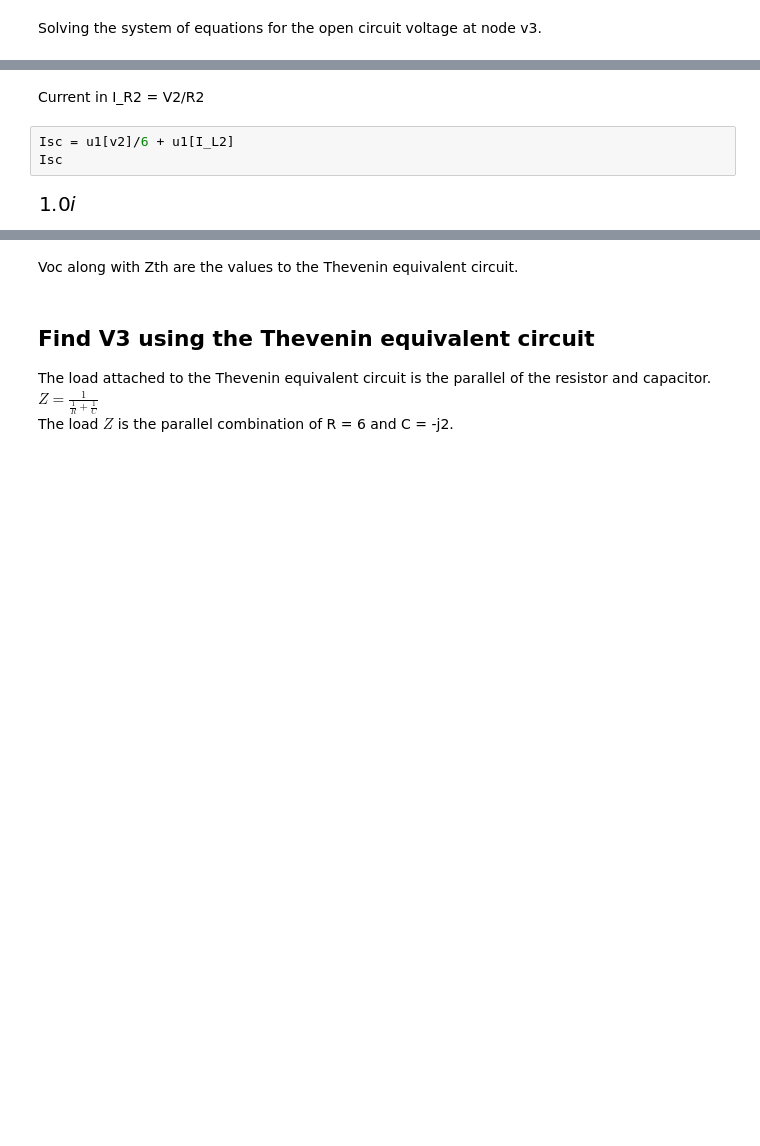
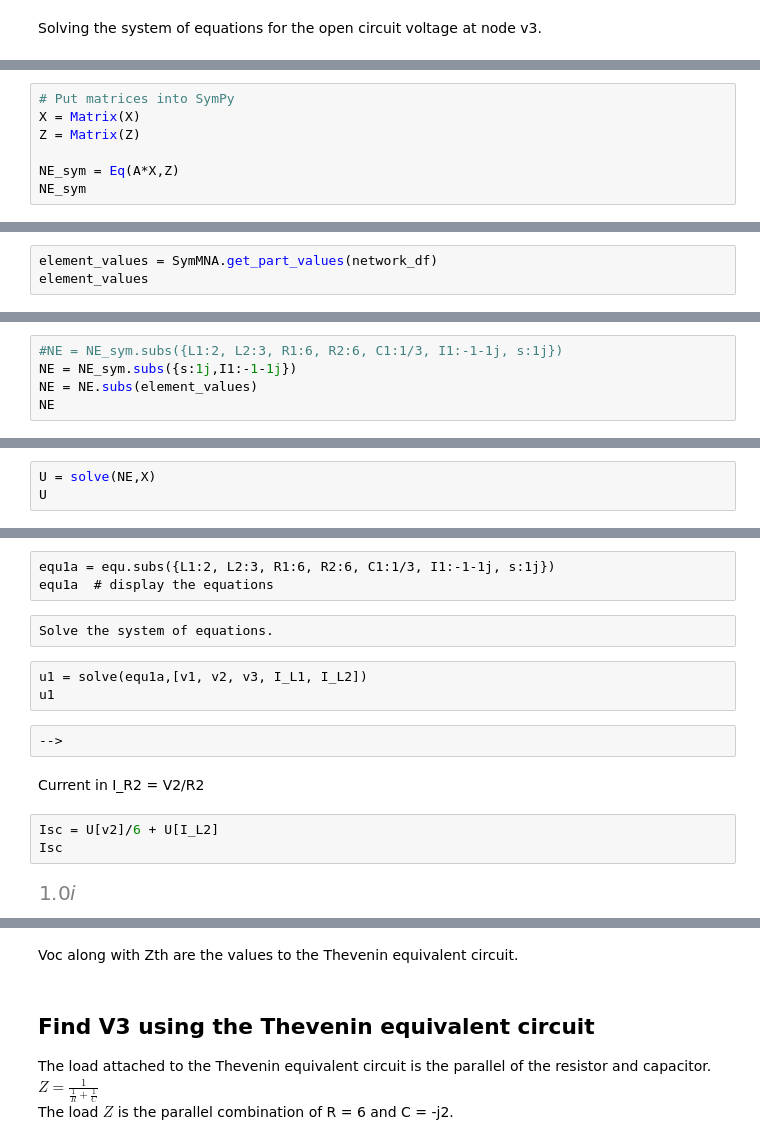
Before and after one commit to Tiburonboy/Symbolic-Modified-Nodal-Analysis-using-Python, a Jupyter notebook: backup/Thevenin equivalent circuit.ipynb, the cells around one changed output, grey strips where cells are left out. Drawn from its saved outputs; the diff is of its cells as text; blank space fills up the shorter version.

```diff
--- a/backup/Thevenin equivalent circuit.ipynb
+++ b/backup/Thevenin equivalent circuit.ipynb
@@ -168,0 +223,7 @@ u1
+# %%
+# Put matrices into SymPy
+X = Matrix(X)
+Z = Matrix(Z)
+
+NE_sym = Eq(A*X,Z)
+NE_sym
@@ -168,0 +257,3 @@ u1
+# %%
+element_values = SymMNA.get_part_values(network_df)
+element_values
@@ -168,0 +262,5 @@ u1
+# %%
+#NE = NE_sym.subs({L1:2, L2:3, R1:6, R2:6, C1:1/3, I1:-1-1j, s:1j})
+NE = NE_sym.subs({s:1j,I1:-1-1j})
+NE = NE.subs(element_values)
+NE
@@ -168,0 +269,3 @@ u1
+# %%
+U = solve(NE,X)
+U
@@ -169,10 +303,20 @@ u1
+# %% [raw]
+equ1a = equ.subs({L1:2, L2:3, R1:6, R2:6, C1:1/3, I1:-1-1j, s:1j})
+equ1a  # display the equations
+# %% [raw]
+Solve the system of equations.
+# %% [raw]
+u1 = solve(equ1a,[v1, v2, v3, I_L1, I_L2])
+u1
+# %% [raw]
+-->
 # %% [markdown]
 Current in I_R2 = V2/R2
 # %%
-Isc = u1[v2]/6 + u1[I_L2]
+Isc = U[v2]/6 + U[I_L2]
 Isc
 # %% [output]
-[figure, old version]
+[figure, new version]
 # %%
 Zth = simplify(Voc/Isc)
 Zth
```
Also changed, not shown: parts of 104 cells of this notebook, 19 other files.
